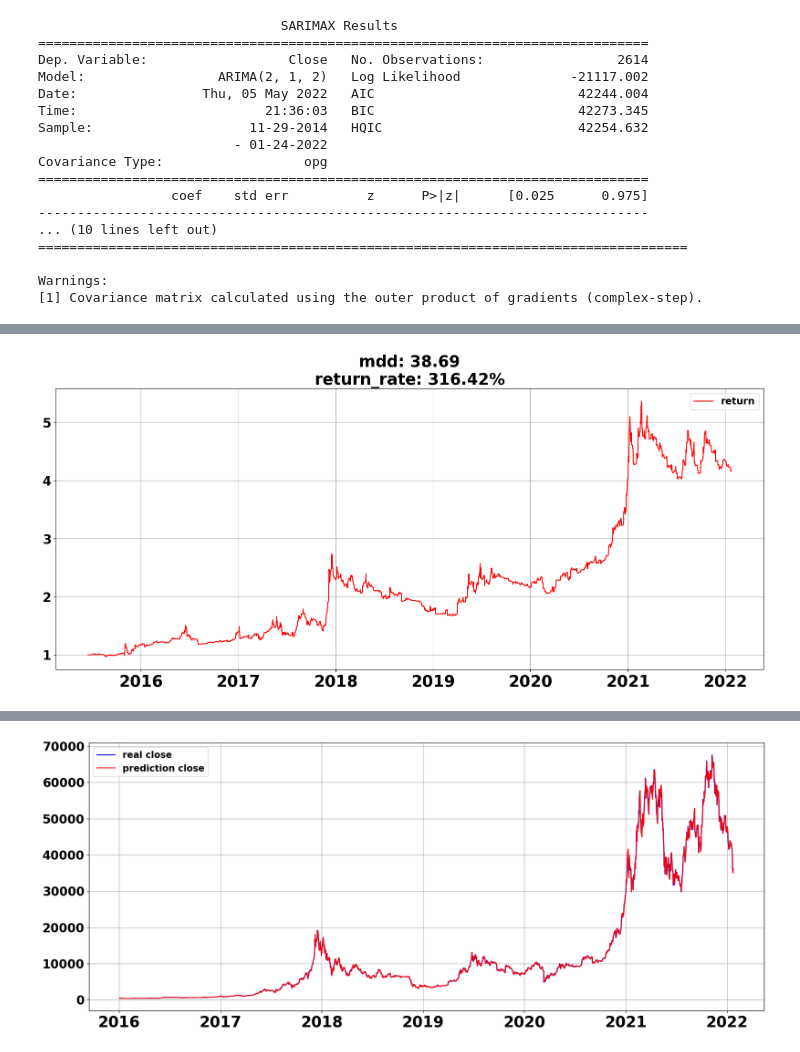
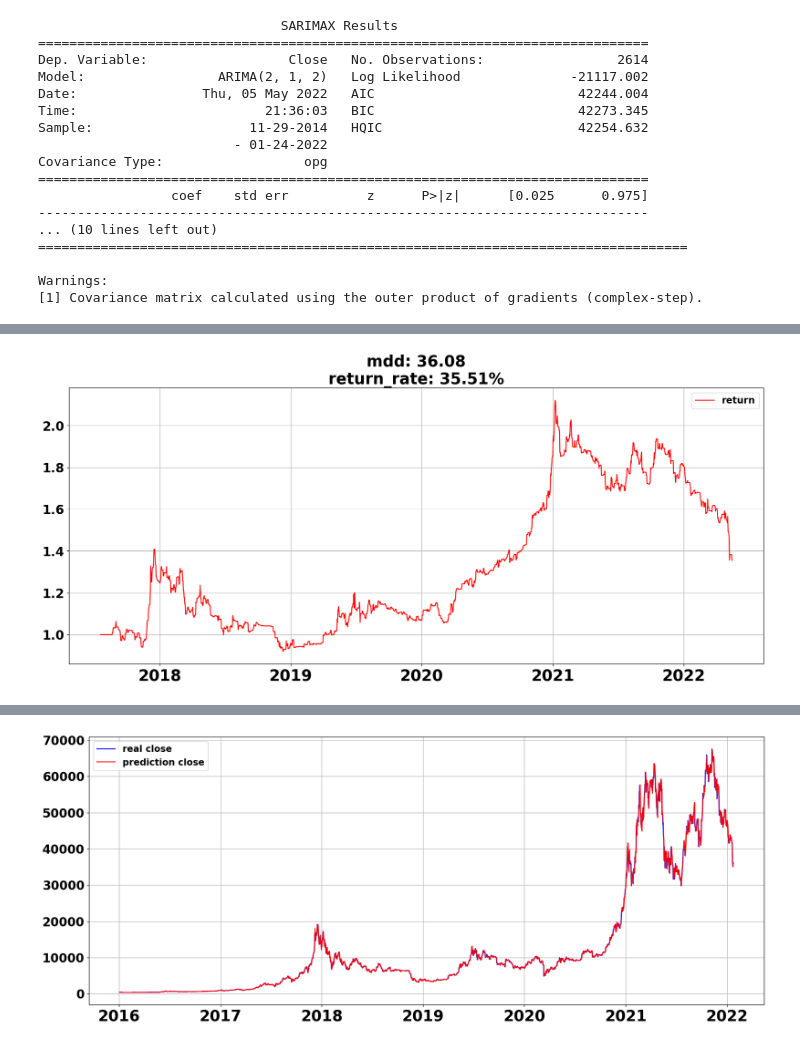
Before and after one commit to happysms/RuleBase-VS-TimeSeries-Algorithm, a Jupyter notebook: Arima/arima.ipynb, the cells around one changed output, grey strips where cells are left out. Cells and saved outputs as stored; diff of their text form; code cells hidden in the pictures.

```diff
--- a/Arima/arima.ipynb
+++ b/Arima/arima.ipynb
@@ -537,7 +549,8 @@ result_df = backtest_ma_and_noise(result_df)
-# %%
-plot_return(result_df)
-# %% [output]
-[figure, removed]
+# %%
+result_df = backtest_noise(result_df)
+plot_return(result_df)
+# %% [output]
+[figure, added]
 # %%
 result_df = backtest_ma_and_rsi(result_df)
 plot_return(result_df)
```
Also changed, not shown: parts of 10 cells of this notebook.
